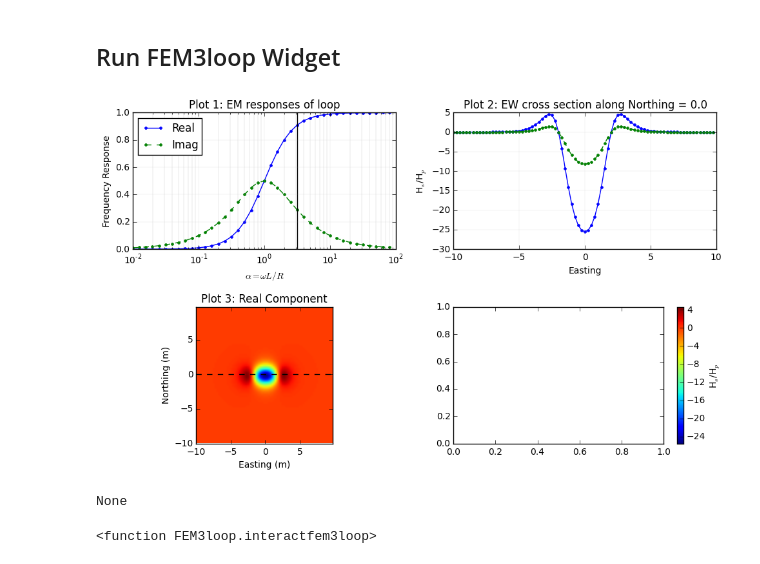
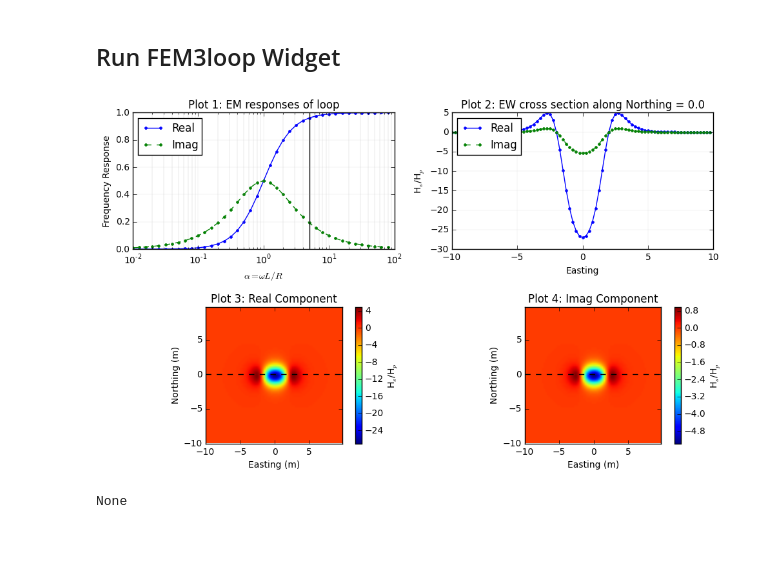
Before and after one commit to geoscixyz/geosci-labs, a Jupyter notebook: EM/FEM3Loop/Fem3loop.ipynb, the cells around one changed output. Drawn from its saved outputs; the diff is of its cells as text; code cells hidden in the pictures.

```diff
--- a/EM/FEM3Loop/Fem3loop.ipynb
+++ b/EM/FEM3Loop/Fem3loop.ipynb
@@ -59,9 +60,9 @@ Your Default Parameters should be:
 To use the default parameters below, either click the box for "default" or adjust the sliders for R, zc, and dx. When answering the lab questions, make sure all the sliders are where they should be!
 # %% [markdown]
 ## Run FEM3loop Widget
-# %%
-interact(interactfem3loop,L=(0.0,0.2,0.01),R=(0.0,20000.,1000.),xc=(-10.,10.,1.),yc=(-10.,10.,1.),zc=(0.,20.,1.),dincl=(-90.,90.,1.),ddecl=(0.,180.,1.),f=(10.,19990.,10.),dx=(0.25,10.,0.25))
-# %% [output]
-[figure, removed]
-None
-<function FEM3loop.interactfem3loop>
+# %%
+fem3loop = interactfem3loop();
+display(fem3loop);
+# %% [output]
+[figure, added]
+None
```
Also changed, not shown: parts of 3 cells of this notebook, 2 other files.
